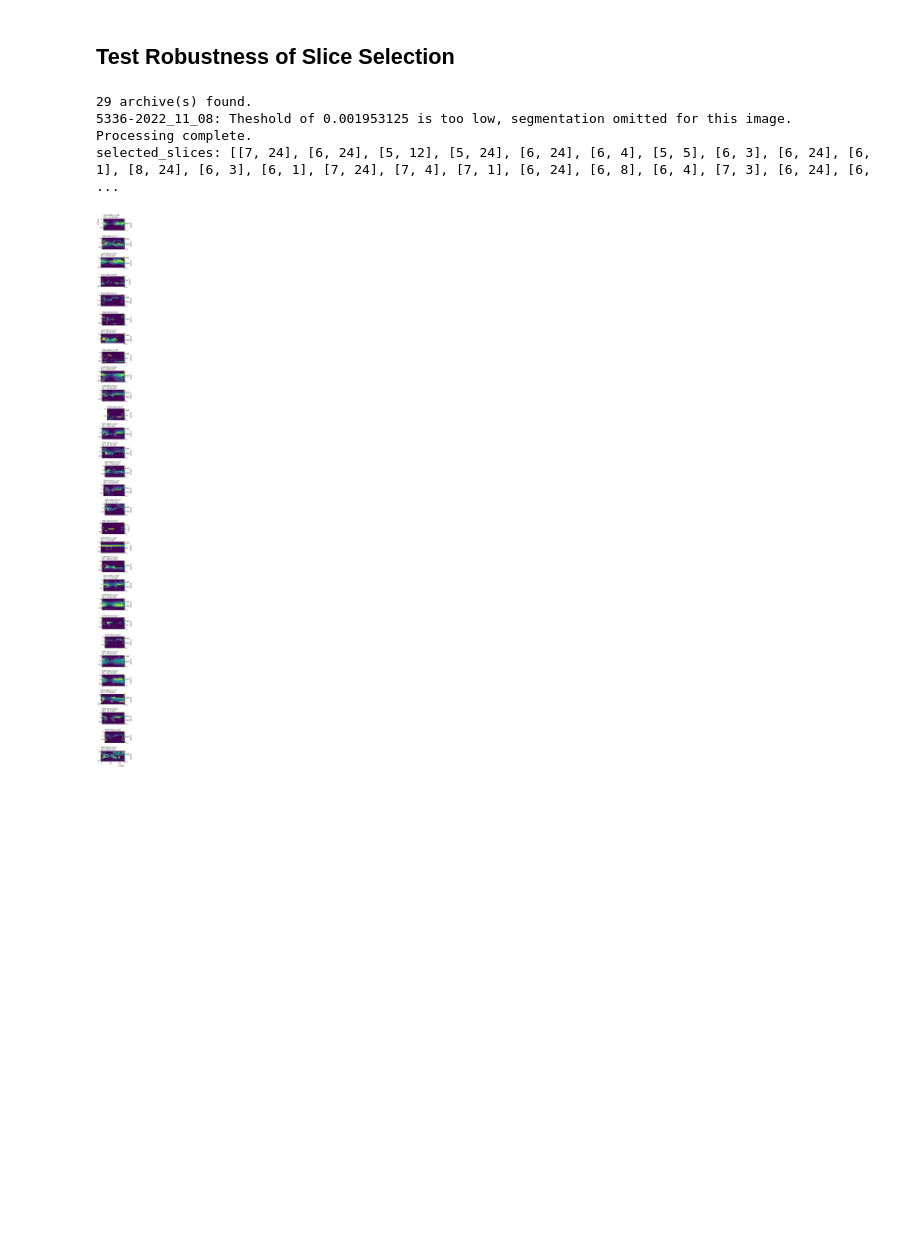
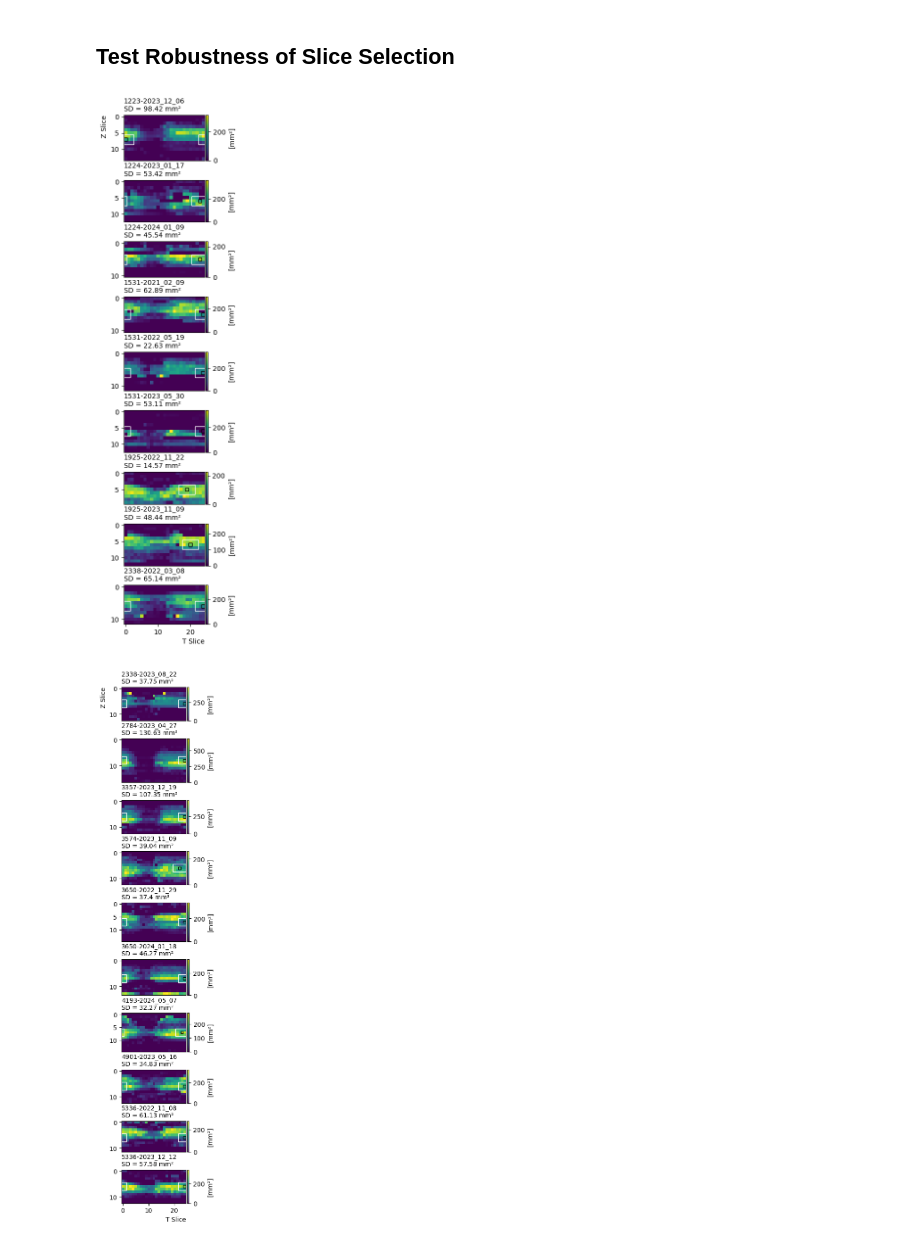
Before and after one commit to m-schuettler/Fabry_Cardiac_Quantification, a Jupyter notebook: code_local/lc_quantification.ipynb, the cells around one changed output. Saved outputs shown, nothing was run; the diff lists cells and outputs as text; code cells hidden in the pictures; blank space fills up the shorter version.

Commit message:
fix another error in robustness plot, include new plots of FAZiT and UKB data

```diff
--- a/code_local/lc_quantification.ipynb
+++ b/code_local/lc_quantification.ipynb
@@ -38,13 +38,13 @@ print(template.shape)
 # %% [output]
 (100, 100, 25)
 # %%
-from lc_functions import quantify_pms
+from lc_pmfunctions import quantify_pms
 
 # select input files
 nifti_list = glob('../data/fazit/all_scans/*.nii.gz')
 
 # quantify pms in all scans (includes scans that don't work well)
-measurements, segmentations = quantify_pms('../data/fazit/all_scans/*.nii.gz', template_array=template, show_segmentations=False)
+measurements, segmentations = quantify_pms('../data/fazit/all_scans/*.nii.gz', template_array=template, show_segmentations=True)
 # %% [output]
 Fabry patients:  43
 Cropping unsuccessful. Shape is (105, 102, 25) but expected to be (105, 105, 25)
@@ -270,22 +272,33 @@ plt.tight_layout()
 # %%
 from glob import glob
 import nibabel as nib
 
-from lc_functions import read_and_segment_dicoms
-from lc_robustness import test_pm_robustness
+from lc_pmfunctions import read_and_segment_dicoms
+from pm_test_robustness import test_pm_robustness
 
-template = nib.load(glob('../data/fazit/all_scans/*.nii.gz')[0]).get_fdata()
+template = nib.load(glob('../data/fazit/all_scans/6279*.nii.gz')[0]).get_fdata()
 template = template[130:230, 210:310, :, :]
 
 nifti_list = glob('../data/fazit/selected/*.nii.gz')
-_, _, _, selected_slices = read_and_segment_dicoms(archive_list=nifti_list, template=template[:, :, 6, :], show_images=False, returns='areas', sort=False, crop_padding=6, return_slices=True);
+# _, _, _, selected_slices = read_and_segment_dicoms(archive_list=nifti_list, template=template[:, :, 6, :], show_images=False, returns='areas', sort=False, crop_padding=6, return_slices=True);
 
-print('selected_slices:', selected_slices)
+selected_slices = [[7, 0], [6, 23], [5, 23], [5, 24], [6, 24], [6, 24],
+                   [5, 19], [6, 20], [6, 24], [6, 24], [8, 24], [6, 24],
+                   [6, 22], [7, 24], [7, 24], [7, 23],
+                   [6, 24], [6, 24], [6, 24],
+                   [7, 23], [6, 24], [6, 23], [7, 23], [6, 24],
+                   [6, 24], [5, 24], [6, 24], [7, 24],
+                   [5, 23]]
 
-test_pm_robustness(archive_list=nifti_list, template_array=template, selected_slices=selected_slices)
+# print('selected_slices:', selected_slices)
+
+for i in range(3):
+    start = int(i*(len(nifti_list)/3))
+    end = int((i+1)*(len(nifti_list)/3))
+    if i == 3:
+        end = len(nifti_list)
+
+    test_pm_robustness(archive_list=nifti_list[start:end], template_array=template, selected_slices=selected_slices[start:end])
 # %% [output]
-29 archive(s) found.
-5336-2022_11_08: Theshold of 0.001953125 is too low, segmentation omitted for this image.
-Processing complete.
-selected_slices: [[7, 24], [6, 24], [5, 12], [5, 24], [6, 24], [6, 4], [5, 5], [6, 3], [6, 24], [6, 1], [8, 24], [6, 3], [6, 1], [7, 24], [7, 4], [7, 1], [6, 24], [6, 8], [6, 4], [7, 3], [6, 24], [6,  ...
-[figure, old version]
+[figure, new version]
+[figure, added]
```
Also changed, not shown: parts of 10 cells of this notebook, 6 other files.
